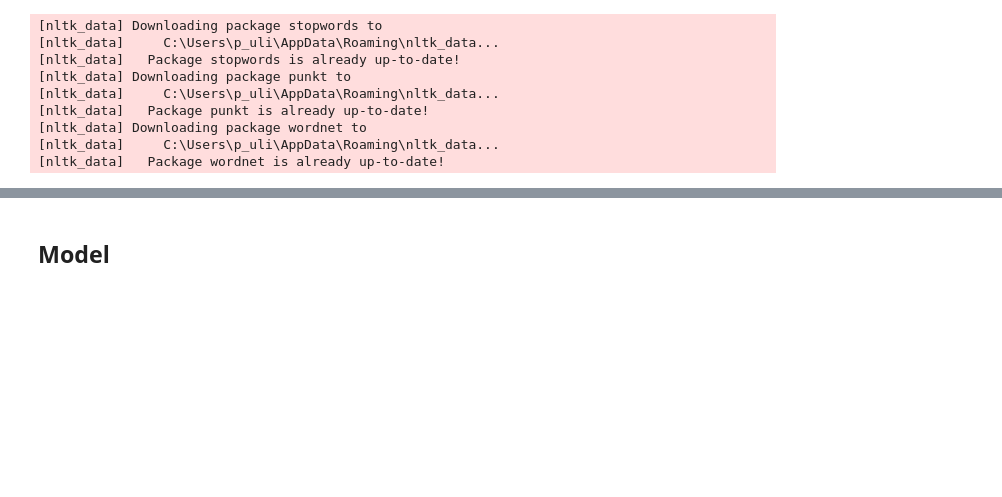
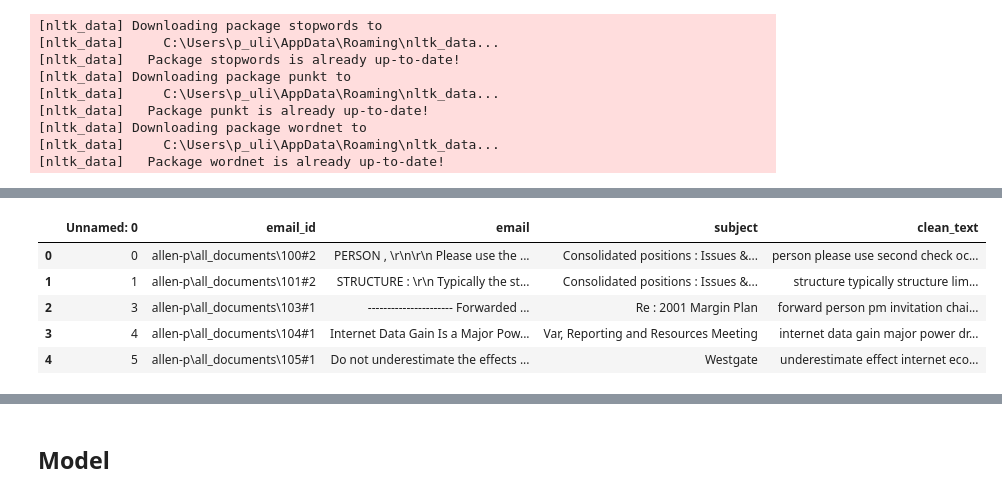
Before and after one commit to UlisesHdzG/Hierarchical-topic-modeling-on-financial-docs, a Jupyter notebook: BERTopic-fine tunning.ipynb, the cells around one changed output, grey strips where cells are left out. Cells and saved outputs as stored; diff of their text form; code cells hidden in the pictures; blank space fills up the shorter version.

```diff
--- a/BERTopic-fine tunning.ipynb
+++ b/BERTopic-fine tunning.ipynb
@@ -45,0 +95,76 @@ data= pd.read_csv(r'C:\Users\p_uli\Desktop\Columbia University\Cursos\Fall 22\Ca
+# %%
+# Removing numbers
+def remove_numbers(text):
+    text = re.sub(r'\d+', '', text)
+    return text
+
+data['clean_text'] = data['clean_text'].apply(lambda x: remove_numbers(x))
+# %%
+# tokenization
+data['clean_text'] = data.apply(lambda row: nltk.word_tokenize(row['clean_text']), axis=1)
+# %%
+%%time
+lemmatizer = WordNetLemmatizer()
+stopwords = stopwords.words('english')
+
+def remove_non_ascii(words):
+    """Remove non-ASCII characters from list of tokenized words"""
+    new_words = []
+    for word in words:
+        new_word = unicodedata.normalize('NFKD', word).encode('ascii', 'ignore').decode('utf-8', 'ignore')
+        new_words.append(new_word)
+    return new_words
+
+def to_lowercase(words):
+    """Convert all characters to lowercase from list of tokenized words"""
+    new_words = []
+    for word in words:
+        new_word = word.lower()
+        new_words.append(new_word)
+    return new_words
+
+def remove_punctuation(words):
+    """Remove punctuation from list of tokenized words"""
+    new_words = []
+    for word in words:
+        new_word = re.sub(r'[^\w\s]', '', word)
+        if new_word != '':
+            new_words.append(new_word)
+    return new_words
+
+def remove_stopwords(words):
+    """Remove stop words from list of tokenized words"""
+    new_words = []
+    for word in words:
+        if word not in stopwords:
+            new_words.append(word)
+    return new_words
+
+def lemmatize_list(words):
+    new_words = []
+    for word in words:
+        new_words.append(lemmatizer.lemmatize(word, pos='v'))
+    return new_words
+
+# def mask_names(words):
+#     new_words = []
+#     for word in words:
+#         doc=nlp(word)
+#         if doc[0].ent_type_=='PERSON':
+#             new_words.append('PERSON')
+#         else:
+#             new_words.append(word)
+#     return new_words
+
+def normalize(words):
+    words = remove_non_ascii(words)
+    words = to_lowercase(words)
+    words = remove_punctuation(words)
+    words = remove_stopwords(words)
+    words = lemmatize_list(words)
+#     words = mask_names(words)
+    return ' '.join(words)
+
+data['clean_text'] = data.apply(lambda row: normalize(row['clean_text']), axis=1)
+data.head()
+# %% [output]
@@ -45,0 +173,6 @@ data= pd.read_csv(r'C:\Users\p_uli\Desktop\Columbia University\Cursos\Fall 22\Ca
+|  | Unnamed: 0 | email_id | email | subject | clean_text |
+| 0 | 0 | allen-p\all_documents\100#2 | PERSON , \r\n\r\n Please use the ... | Consolidated positions : Issues &... | person please use second check oc... |
+| 1 | 1 | allen-p\all_documents\101#2 | STRUCTURE : \r\n Typically the st... | Consolidated positions : Issues &... | structure typically structure lim... |
+| 2 | 3 | allen-p\all_documents\103#1 | ---------------------- Forwarded ... | Re : 2001 Margin Plan | forward person pm invitation chai... |
+| 3 | 4 | allen-p\all_documents\104#1 | Internet Data Gain Is a Major Pow... | Var, Reporting and Resources Meeting | internet data gain major power dr... |
+| 4 | 5 | allen-p\all_documents\105#1 | Do not underestimate the effects ... | Westgate | underestimate effect internet eco... |
```
Also changed, not shown: parts of 37 cells of this notebook.
